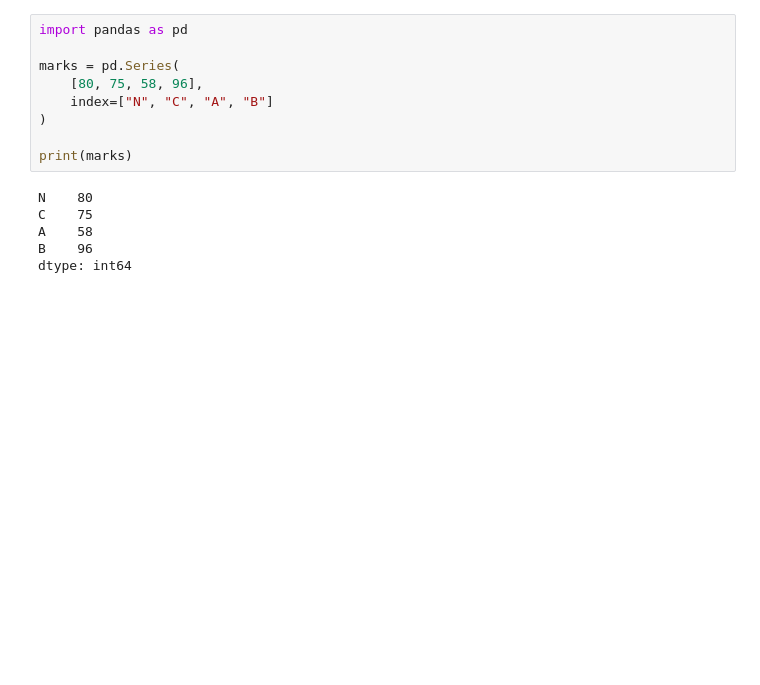
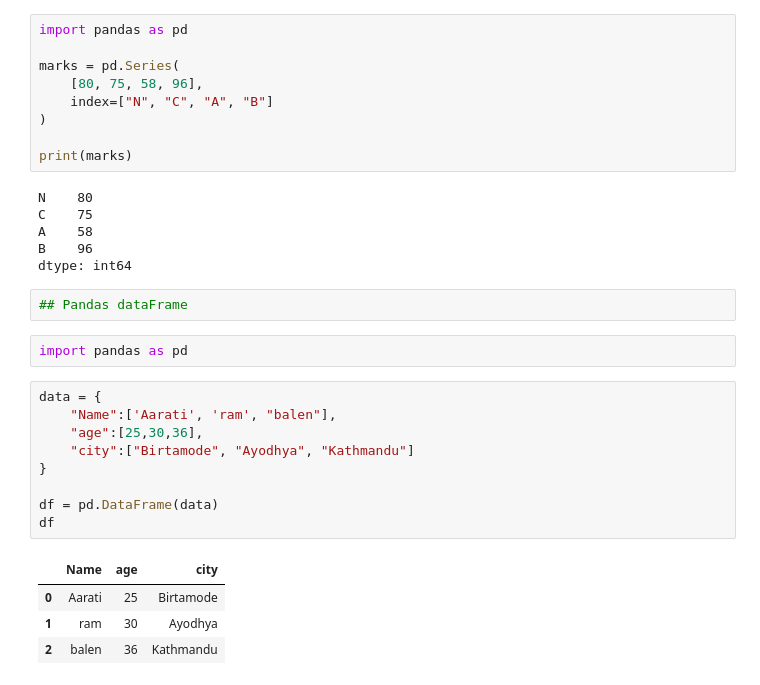
Before and after one commit to Aarati123456/python-data-science, a Jupyter notebook: pandas.ipynb, the cells around one changed output. Saved outputs shown, nothing was run; the diff lists cells and outputs as text; blank space fills up the shorter version.

```diff
--- a/pandas.ipynb
+++ b/pandas.ipynb
@@ -48,3 +48,21 @@ C    75
 A    58
 B    96
 dtype: int64
+# %%
+## Pandas dataFrame
+# %%
+import pandas as pd
+# %%
+data = {
+    "Name":['Aarati', 'ram', "balen"],
+    "age":[25,30,36],
+    "city":["Birtamode", "Ayodhya", "Kathmandu"]
+}
+
+df = pd.DataFrame(data)
+df
+# %% [output]
+|  | Name | age | city |
+| 0 | Aarati | 25 | Birtamode |
+| 1 | ram | 30 | Ayodhya |
+| 2 | balen | 36 | Kathmandu |
```
Also changed, not shown: parts of 7 cells of this notebook, 2 other files.
